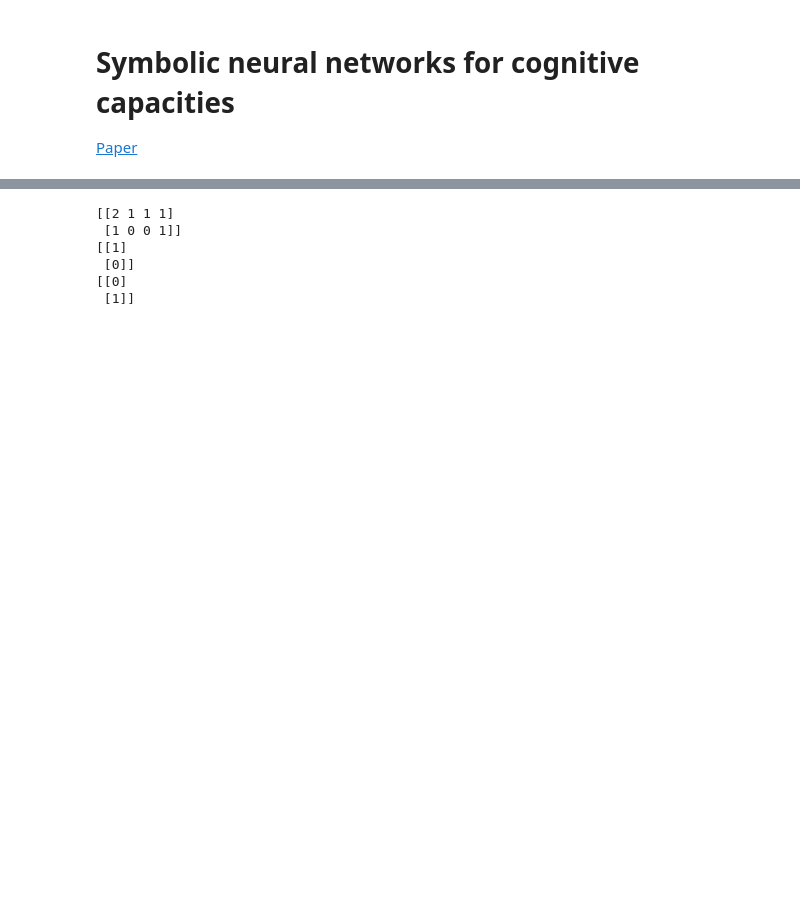
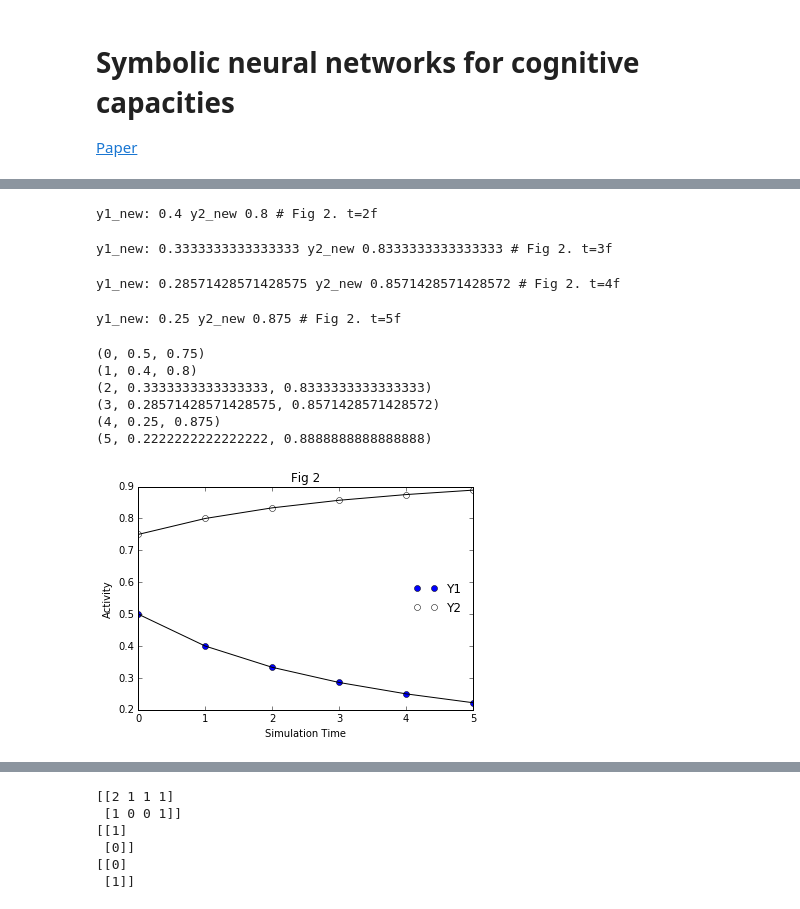
Before and after one commit to jg1141/achler_paper, a Jupyter notebook: Achler Paper in Python.ipynb, the cells around one changed output, grey strips where cells are left out. Drawn from its saved outputs; the diff is of its cells as text; code cells hidden in the pictures; blank space fills up the shorter version.

```diff
--- a/Achler Paper in Python.ipynb
+++ b/Achler Paper in Python.ipynb
@@ -3,0 +42,71 @@
+# %%
+y1 = y1_new
+y2 = y2_new
+y1_new = (y1 * x1) / (y1 + y2) # (21)
+y2_new = (y2 / 2) * (x1 / (y1 + y2) + x2 / y2) # (22)
+print("y1_new:", y1_new, "y2_new", y2_new, "# Fig 2. t=2f")
+# %% [output]
+y1_new: 0.4 y2_new 0.8 # Fig 2. t=2f
+# %%
+y1 = y1_new
+y2 = y2_new
+y1_new = (y1 * x1) / (y1 + y2) # (21)
+y2_new = (y2 / 2) * (x1 / (y1 + y2) + x2 / y2) # (22)
+print("y1_new:", y1_new, "y2_new", y2_new, "# Fig 2. t=3f")
+# %% [output]
+y1_new: 0.3333333333333333 y2_new 0.8333333333333333 # Fig 2. t=3f
+# %%
+y1 = y1_new
+y2 = y2_new
+y1_new = (y1 * x1) / (y1 + y2) # (21)
+y2_new = (y2 / 2) * (x1 / (y1 + y2) + x2 / y2) # (22)
+print("y1_new:", y1_new, "y2_new", y2_new, "# Fig 2. t=4f")
+# %% [output]
+y1_new: 0.28571428571428575 y2_new 0.8571428571428572 # Fig 2. t=4f
+# %%
+y1 = y1_new
+y2 = y2_new
+y1_new = (y1 * x1) / (y1 + y2) # (21)
+y2_new = (y2 / 2) * (x1 / (y1 + y2) + x2 / y2) # (22)
+print("y1_new:", y1_new, "y2_new", y2_new, "# Fig 2. t=5f")
+# %% [output]
+y1_new: 0.25 y2_new 0.875 # Fig 2. t=5f
+# %%
+def cycle(y1, y2):
+    y1_new = (y1 * x1) / (y1 + y2) # (21)
+    y2_new = (y2 / 2) * (x1 / (y1 + y2) + x2 / y2) # (22)
+    return y1_new, y2_new
+
+y1 = 0.1
+y2 = 0.1
+obs = []
+for t in range(6):
+    y1, y2 = cycle(y1, y2)
+    obs.append( (t, y1, y2) )
+for observation in obs:
+    print(observation)
+# %% [output]
+(0, 0.5, 0.75)
+(1, 0.4, 0.8)
+(2, 0.3333333333333333, 0.8333333333333333)
+(3, 0.28571428571428575, 0.8571428571428572)
+(4, 0.25, 0.875)
+(5, 0.2222222222222222, 0.8888888888888888)
+# %%
+%matplotlib inline
+
+import matplotlib
+import numpy as np
+import matplotlib.pyplot as plt
+t = [item[0] for item in obs]
+Y1 = [item[1] for item in obs]
+Y2 = [item[2] for item in obs]
+line1, line1b, = plt.plot(t, Y1, 'o', t, Y1, 'k', label = 'Y1')
+line2, line2b, = plt.plot(t, Y2, 'o', t, Y2, 'k', markerfacecolor='white', label = 'Y2')
+plt.title('Fig 2')
+plt.xlabel('Simulation Time')
+plt.ylabel('Activity')
+plt.legend([line1, line2], ['Y1', 'Y2'], loc=5, frameon=False)
+plt.show()
+# %% [output]
+[figure, added]
```
Also changed, not shown: parts of 22 cells of this notebook.
